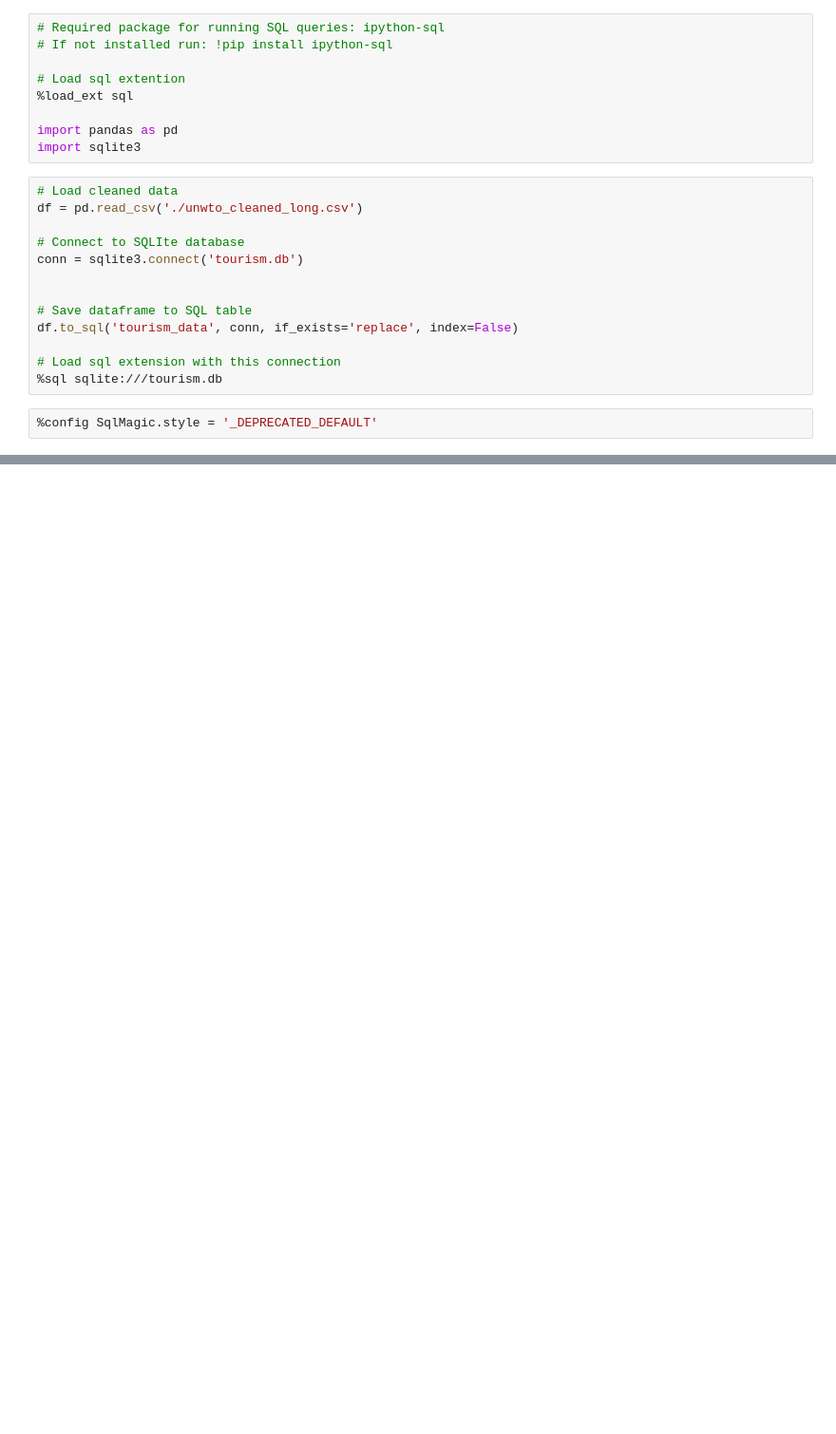
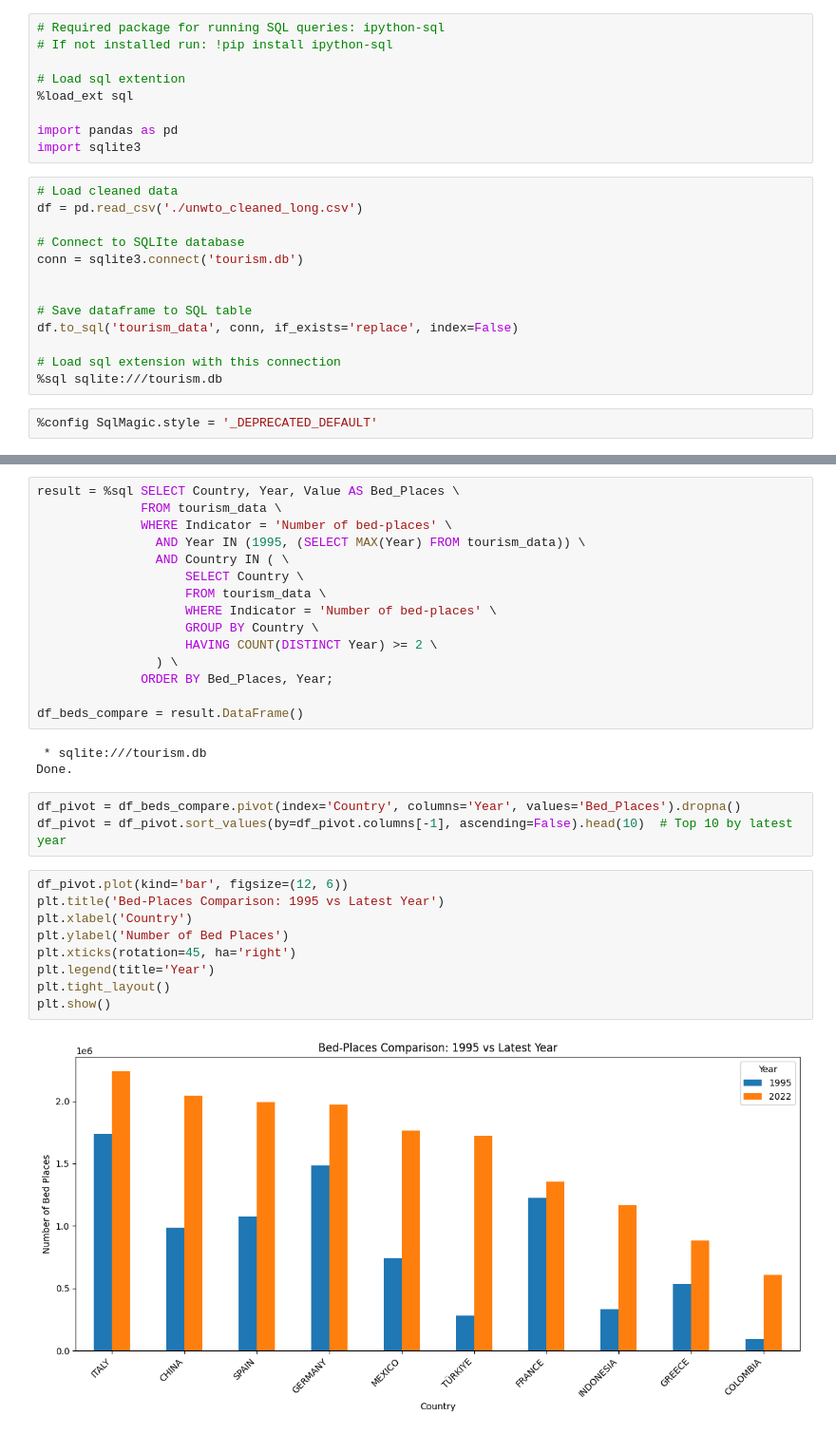
Before and after one commit to Fsepehrpour/Tourism-Analytics, a Jupyter notebook: 04-Tourism-Demand-Trend-Analysis/sql-analysis.ipynb, the cells around one changed output, grey strips where cells are left out. Shown: that part at 95% size. Cells and saved outputs as stored; diff of their text form; blank space fills up the shorter version.

```diff
--- a/04-Tourism-Demand-Trend-Analysis/sql-analysis.ipynb
+++ b/04-Tourism-Demand-Trend-Analysis/sql-analysis.ipynb
@@ -32,0 +267,32 @@ SyntaxError: invalid syntax (3229109774.py, line 3)
+# %%
+result = %sql SELECT Country, Year, Value AS Bed_Places \
+              FROM tourism_data \
+              WHERE Indicator = 'Number of bed-places' \
+                AND Year IN (1995, (SELECT MAX(Year) FROM tourism_data)) \
+                AND Country IN ( \
+                    SELECT Country \
+                    FROM tourism_data \
+                    WHERE Indicator = 'Number of bed-places' \
+                    GROUP BY Country \
+                    HAVING COUNT(DISTINCT Year) >= 2 \
+                ) \
+              ORDER BY Bed_Places, Year;
+
+df_beds_compare = result.DataFrame()
+# %% [output]
+ * sqlite:///tourism.db
+Done.
+# %%
+df_pivot = df_beds_compare.pivot(index='Country', columns='Year', values='Bed_Places').dropna()
+df_pivot = df_pivot.sort_values(by=df_pivot.columns[-1], ascending=False).head(10)  # Top 10 by latest year
+# %%
+df_pivot.plot(kind='bar', figsize=(12, 6))
+plt.title('Bed-Places Comparison: 1995 vs Latest Year')
+plt.xlabel('Country')
+plt.ylabel('Number of Bed Places')
+plt.xticks(rotation=45, ha='right')
+plt.legend(title='Year')
+plt.tight_layout()
+plt.show()
+# %% [output]
+[figure, added]
```
Also changed, not shown: parts of 24 cells of this notebook, 4 other files.
